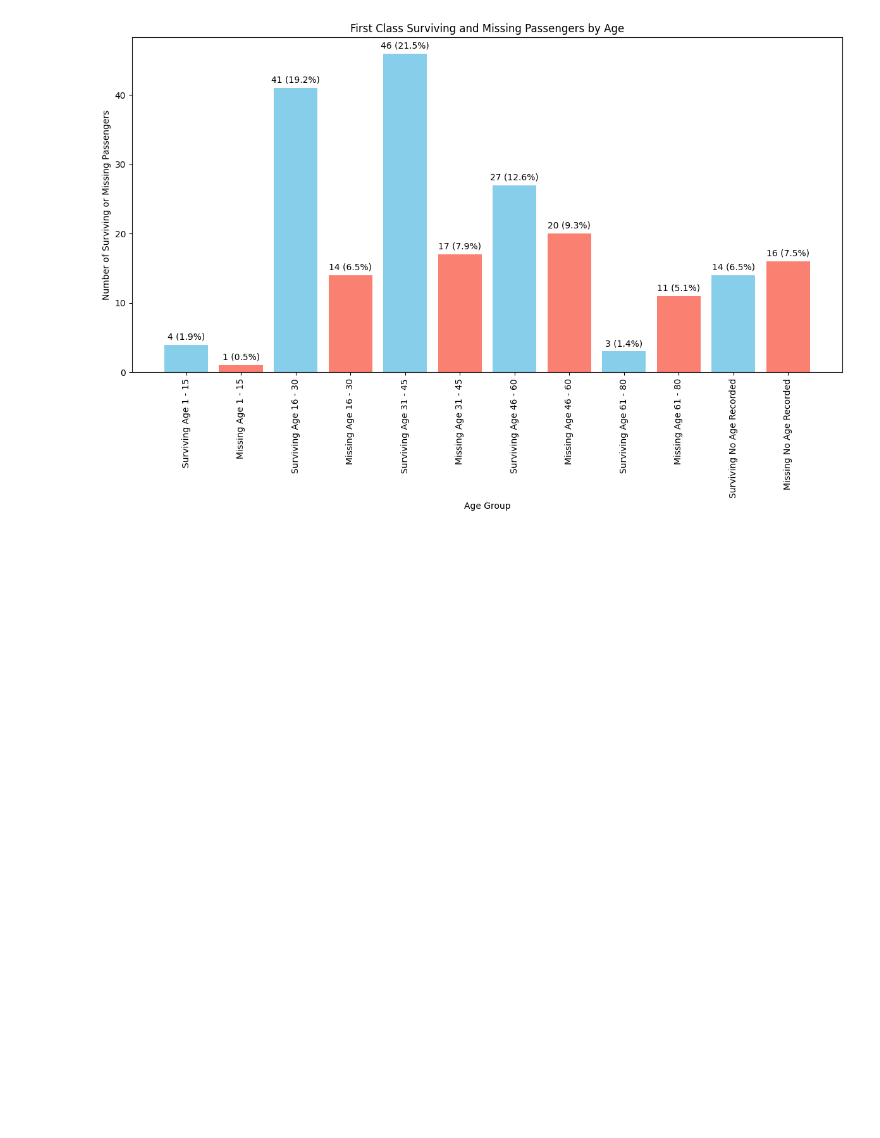
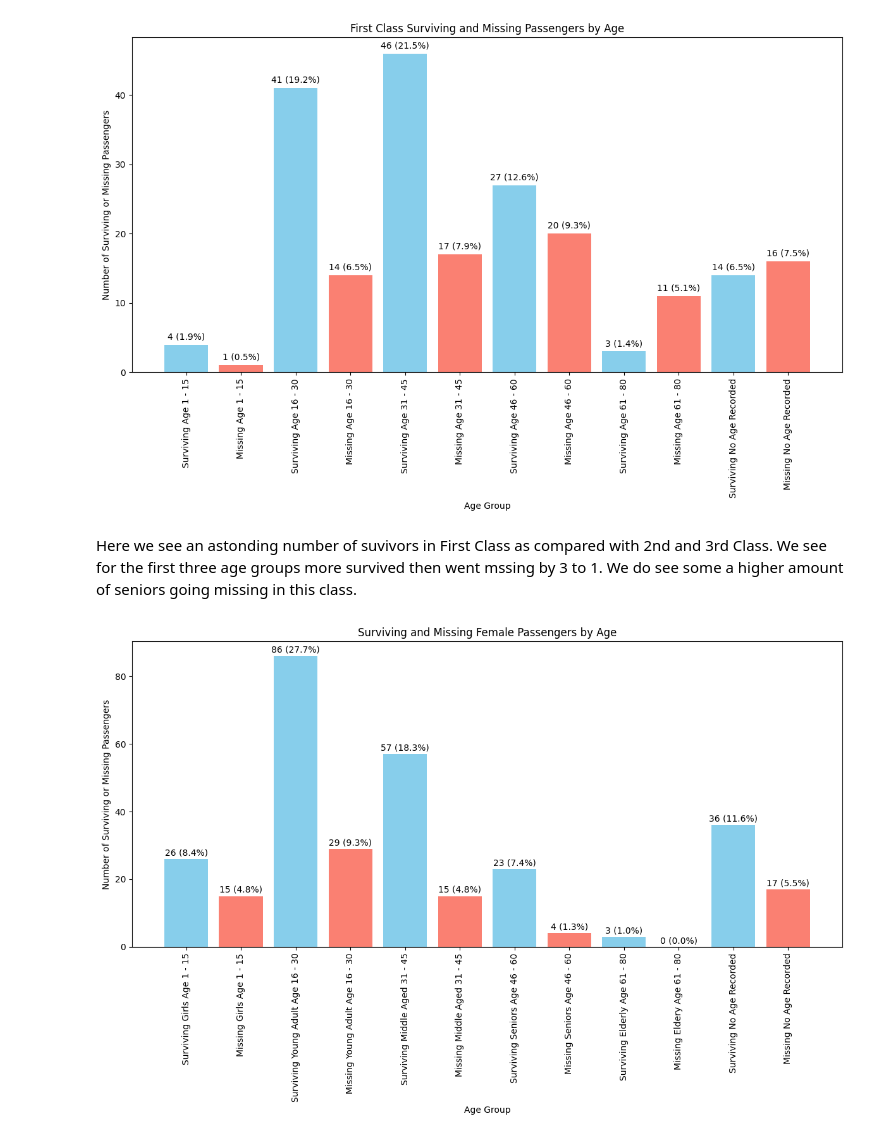
Before and after one commit to hrawp/datafun-06-eda, a Jupyter notebook: aaron_eda.ipynb, the cells around one changed output. Drawn from its saved outputs; the diff is of its cells as text; code cells hidden in the pictures; blank space fills up the shorter version.

Commit message:
completed text summary

```diff
--- a/aaron_eda.ipynb
+++ b/aaron_eda.ipynb
@@ -971,3 +879,54 @@ plt.tight_layout()  # Adjust layout to prevent clipping
 plt.show()
 # %% [output]
 [figure]
+# %% [markdown]
+Here we see an astonding number of suvivors in First Class as compared with 2nd and 3rd Class.  We see for the first three age groups more survived then went mssing by 3 to 1.  We do see some a higher amount of seniors going missing in this class.
+# %%
+data = {
+    'Age Group': [
+        'Surviving Girls Age 1 - 15', 'Missing Girls Age 1 - 15',
+        'Surviving Young Adult Age 16 - 30', 'Missing Young Adult Age 16 - 30',
+        'Surviving Middle Aged 31 - 45', 'Missing Middle Aged 31 - 45',
+        'Surviving Seniors Age 46 - 60', 'Missing Seniors Age 46 - 60',
+        'Surviving Elderly Age 61 - 80', 'Missing Eldery Age 61 - 80',
+        'Surviving No Age Recorded', 'Missing No Age Recorded'
+    ],
+    'Count': [
+        age15fs, age15fd,
+        age30fs, age30fd,
+        age45fs, age45fd,
+        age60fs, age60fd,
+        age80fs, age80fd,
+        agenonefs, agenonefd,
+    ]
+}
+
+df = pd.DataFrame(data)
+
+# Create a larger figure
+plt.figure(figsize=(12, 8))
+
+# Calculate total count and percentages
+total_count = df['Count'].sum()
+df['Percentage'] = (df['Count'] / total_count) * 100
+
+# Assign colors based on whether the group is 'Surviving' or 'Missing'
+colors = ['skyblue' if 'Surviving' in group else 'salmon' for group in df['Age Group']]
+
+# Create the bar chart
+plt.bar(df['Age Group'], df['Count'], color=colors)
+
+# Add count and percentage labels on top of the bars
+for index, row in df.iterrows():
+    plt.text(row['Age Group'], row['Count'] + 0.5,
+             f"{row['Count']} ({row['Percentage']:.1f}%)",
+             ha='center', va='bottom')
+
+plt.xlabel('Age Group')
+plt.ylabel('Number of Surviving or Missing Passengers')
+plt.title('Surviving and Missing Female Passengers by Age')
+plt.xticks(rotation=90)
+plt.tight_layout()  # Adjust layout to prevent clipping
+plt.show()
+# %% [output]
+[figure, added]
```
Also changed, not shown: parts of 31 cells of this notebook.
